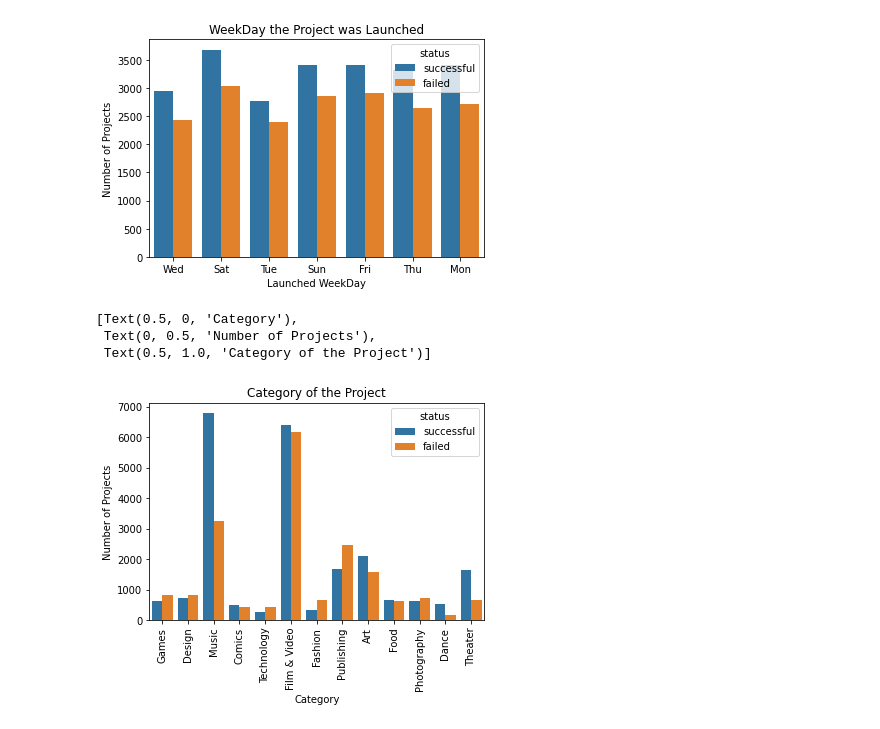
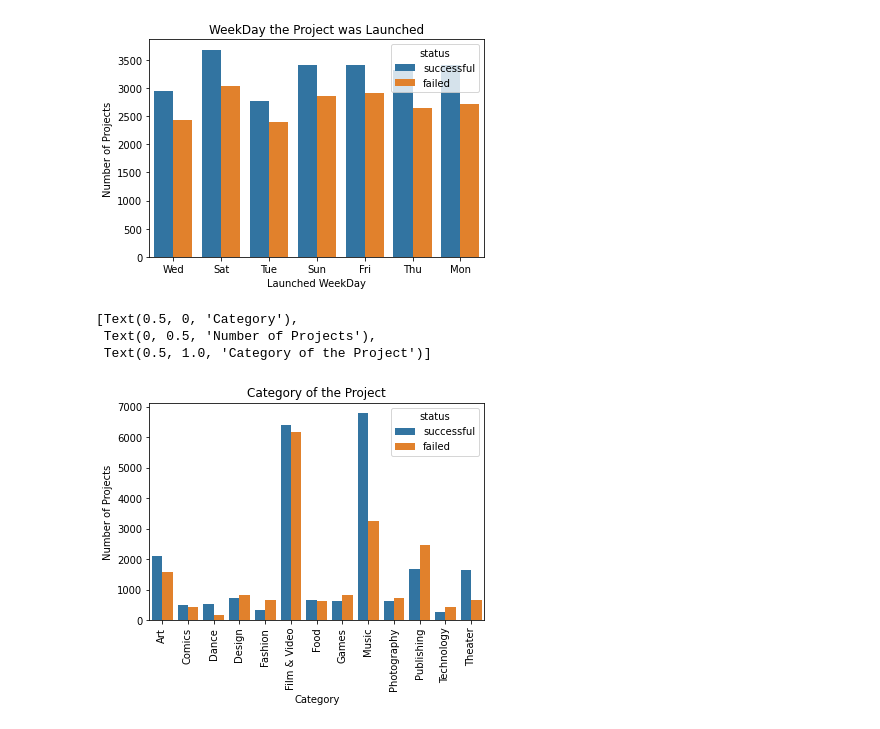
Before and after one commit to NicsLvl/GADSI, a Jupyter notebook: workings.ipynb, the cells around one changed output. Drawn from its saved outputs; the diff is of its cells as text; code cells hidden in the pictures.

```diff
--- a/workings.ipynb
+++ b/workings.ipynb
@@ -234,11 +234,11 @@ ax.set(xlabel='Launched WeekDay', ylabel='Number of Projects', title= 'WeekDay t
 test5 = df.loc[df.status == 'successful',['category', 'status']].append(df.loc[df.status == 'failed',['category', 'status']])
 test5.replace(to_replace="Film &amp; Video", value = "Film & Video", inplace=True )
 # %%
-ax = sns.countplot(x=test5.category, hue = test5.status)
+ax = sns.countplot(x=test5.category, hue = test5.status, order =['Art', 'Comics','Dance','Design', 'Fashion','Film & Video','Food','Games', 'Music','Photography','Publishing','Technology','Theater'])
 plt.xticks(rotation=90)
 ax.set(xlabel='Category', ylabel='Number of Projects', title= 'Category of the Project')
 # %% [output]
 [Text(0.5, 0, 'Category'),
  Text(0, 0.5, 'Number of Projects'),
  Text(0.5, 1.0, 'Category of the Project')]
-[figure, old version]
+[figure, new version]
```
Also changed, not shown: parts of 1 cell of this notebook.
